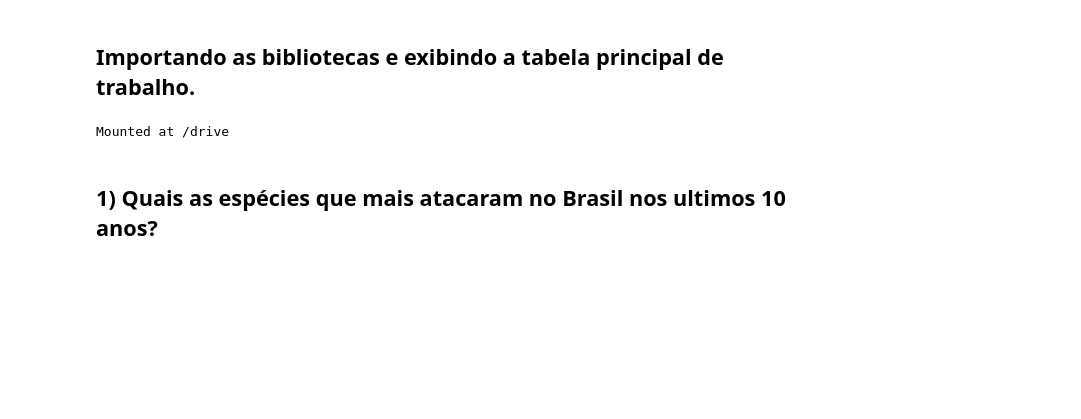
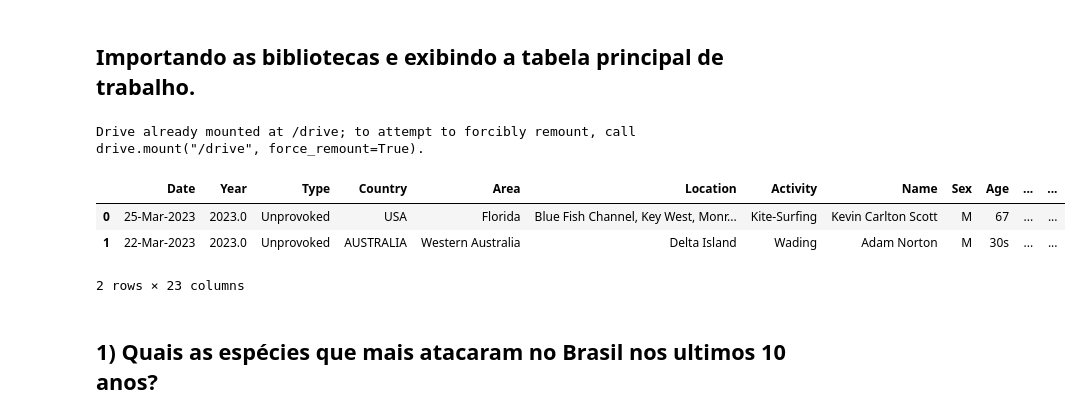
Before and after one commit to PedroPavanii/conditional_statements, a Jupyter notebook: projeto_SHARK.ipynb, the cells around one changed output. Drawn from its saved outputs; the diff is of its cells as text; code cells hidden in the pictures; blank space fills up the shorter version.

```diff
--- a/projeto_SHARK.ipynb
+++ b/projeto_SHARK.ipynb
@@ -7,12 +7,18 @@
 # %%
 import pandas as pd
 import numpy as np
 from google.colab import drive
 drive.mount('/drive')
 tabela_shark = pd.read_excel('/drive/MyDrive/Shark/GSAF5.xls')
-tabela_shark
+
+
+tabela_shark.head(2)
 # %% [output]
-Mounted at /drive
+Drive already mounted at /drive; to attempt to forcibly remount, call drive.mount("/drive", force_remount=True).
+|  | Date | Year | Type | Country | Area | Location | Activity | Name | Sex | Age | ... | ... |
+| 0 | 25-Mar-2023 | 2023.0 | Unprovoked | USA | Florida | Blue Fish Channel, Key West, Monr... | Kite-Surfing | Kevin Carlton Scott | M | 67 | ... | ... |
+| 1 | 22-Mar-2023 | 2023.0 | Unprovoked | AUSTRALIA | Western Australia | Delta Island | Wading | Adam Norton | M | 30s | ... | ... |
+2 rows × 23 columns
 # %% [markdown]
 ## **1) Quais as espécies que mais atacaram no Brasil nos ultimos 10 anos?**
 # %%
```
Also changed, not shown: parts of 4 cells of this notebook.
